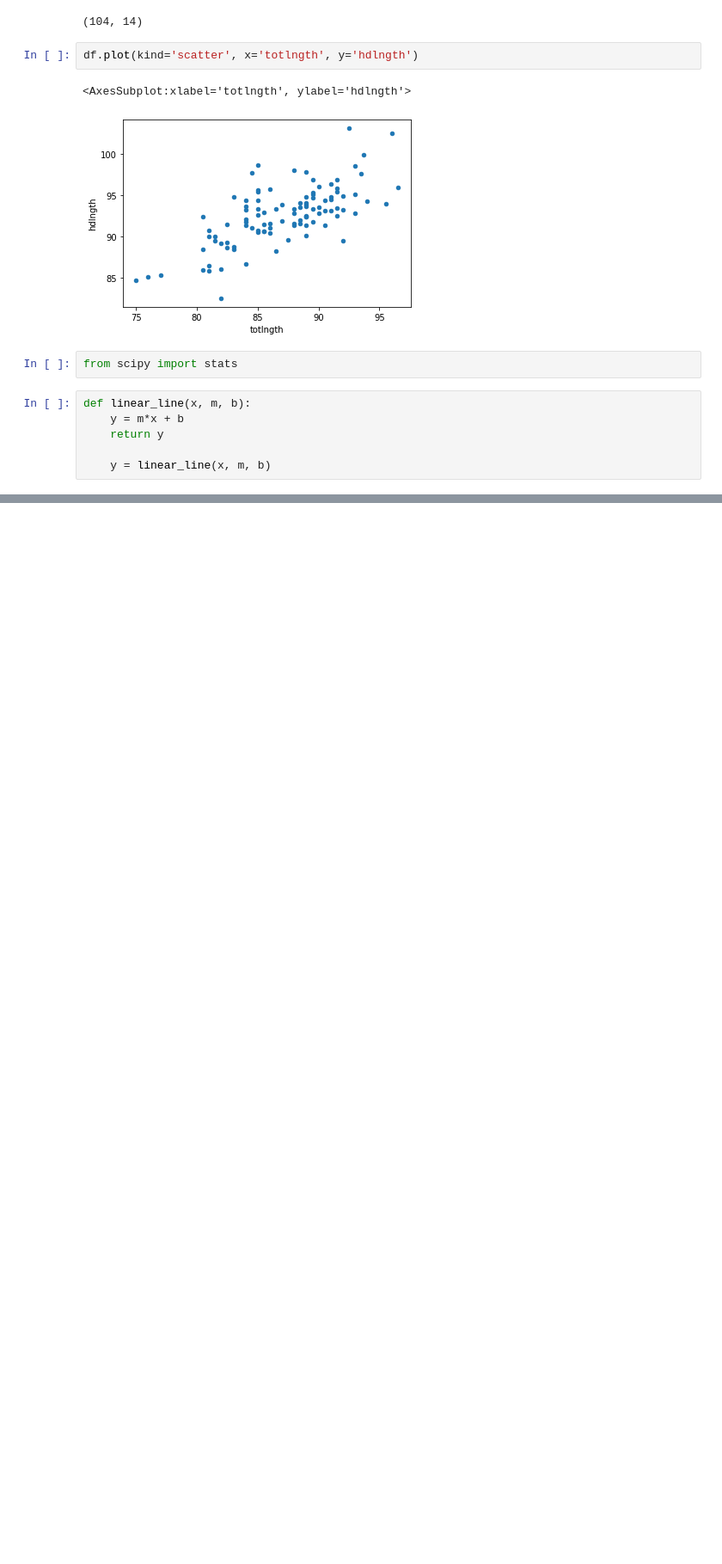
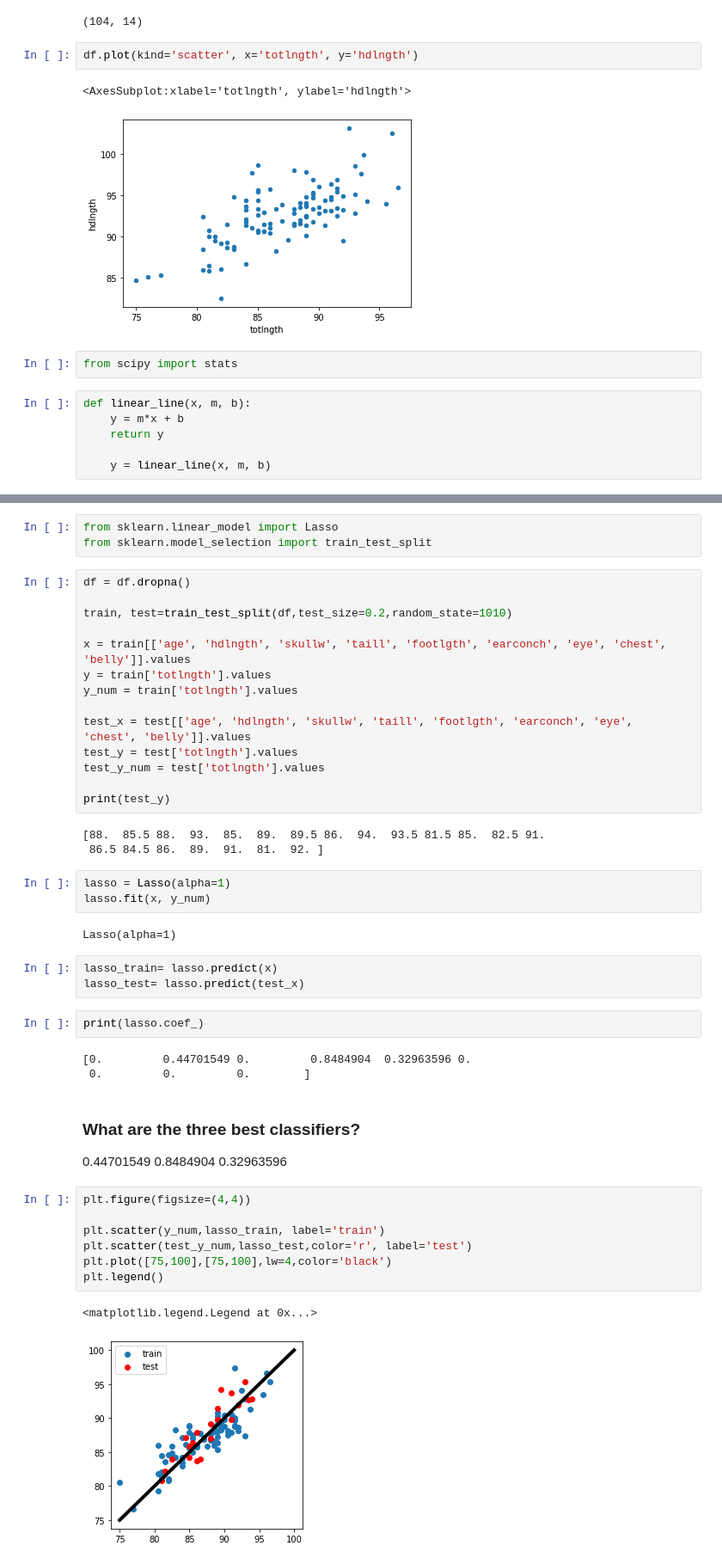
Before and after one commit to 1mimiiha/Homework2, a Jupyter notebook: notebook/example.ipynb, the cells around one changed output, grey strips where cells are left out. Shown: that part at 86% size. Cells and saved outputs as stored; diff of their text form; blank space fills up the shorter version.

```diff
--- a/notebook/example.ipynb
+++ b/notebook/example.ipynb
@@ -49,0 +90,46 @@ plt.plot(df["hdlngth"], linear_line(df["totlngth"], color='green')
+# %%
+from sklearn.linear_model import Lasso
+from sklearn.model_selection import train_test_split
+# %%
+df = df.dropna()
+
+train, test=train_test_split(df,test_size=0.2,random_state=1010)
+
+x = train[['age', 'hdlngth', 'skullw', 'taill', 'footlgth', 'earconch', 'eye', 'chest', 'belly']].values
+y = train['totlngth'].values
+y_num = train['totlngth'].values
+
+test_x = test[['age', 'hdlngth', 'skullw', 'taill', 'footlgth', 'earconch', 'eye', 'chest', 'belly']].values
+test_y = test['totlngth'].values
+test_y_num = test['totlngth'].values
+
+print(test_y)
+# %% [output]
+[88.  85.5 88.  93.  85.  89.  89.5 86.  94.  93.5 81.5 85.  82.5 91.
+ 86.5 84.5 86.  89.  91.  81.  92. ]
+# %%
+lasso = Lasso(alpha=1)
+lasso.fit(x, y_num)
+# %% [output]
+Lasso(alpha=1)
+# %%
+lasso_train= lasso.predict(x)
+lasso_test= lasso.predict(test_x)
+# %%
+print(lasso.coef_)
+# %% [output]
+[0.         0.44701549 0.         0.8484904  0.32963596 0.
+ 0.         0.         0.        ]
+# %% [markdown]
+### What are the three best classifiers?
+0.44701549  0.8484904  0.32963596
+# %%
+plt.figure(figsize=(4,4))
+
+plt.scatter(y_num,lasso_train, label='train')
+plt.scatter(test_y_num,lasso_test,color='r', label='test')
+plt.plot([75,100],[75,100],lw=4,color='black')
+plt.legend()
+# %% [output]
+<matplotlib.legend.Legend at 0x...>
+[figure, added]
```
Also changed, not shown: parts of 29 cells of this notebook.
